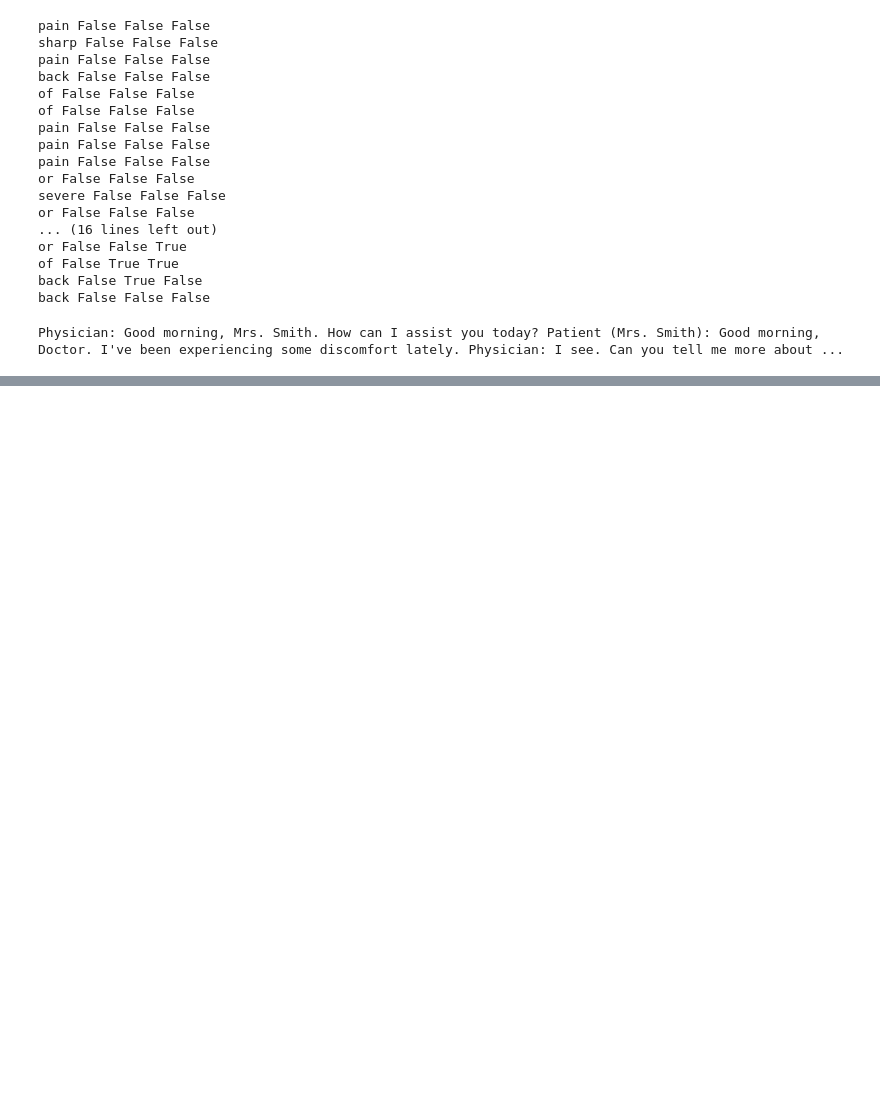
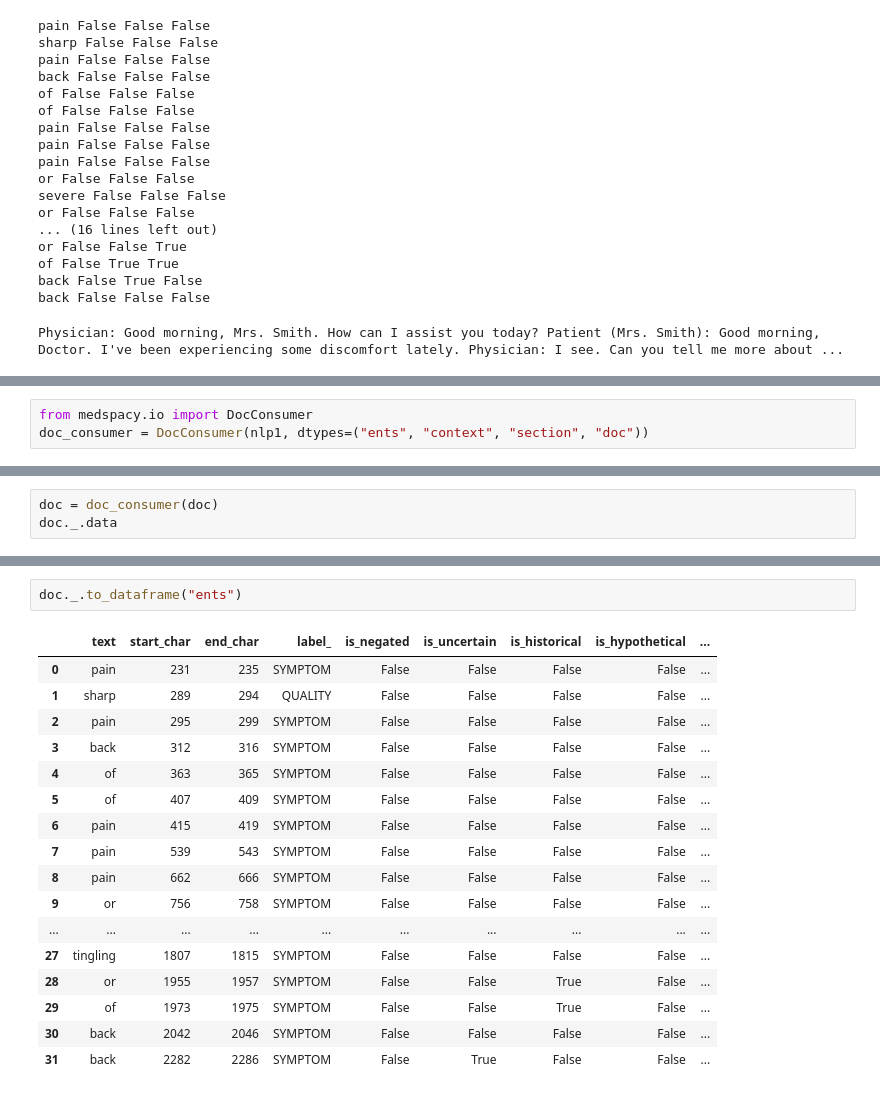
Before and after one commit to ravidu-hevaganinge/AI_Scribe, a Jupyter notebook: Targetrules+en_core_med7_trf.ipynb, the cells around one changed output, grey strips where cells are left out. Cells and saved outputs as stored; diff of their text form; blank space fills up the shorter version.

```diff
--- a/Targetrules+en_core_med7_trf.ipynb
+++ b/Targetrules+en_core_med7_trf.ipynb
@@ -373,0 +388,3 @@ Physician: Good morning, Mrs. Smith. How can I assist you today? Patient (Mrs. S
+# %%
+from medspacy.io import DocConsumer
+doc_consumer = DocConsumer(nlp1, dtypes=("ents", "context", "section", "doc"))
@@ -373,0 +411,3 @@ Physician: Good morning, Mrs. Smith. How can I assist you today? Patient (Mrs. S
+# %%
+doc = doc_consumer(doc)
+doc._.data
@@ -373,0 +432,20 @@ Physician: Good morning, Mrs. Smith. How can I assist you today? Patient (Mrs. S
+# %%
+doc._.to_dataframe("ents")
+# %% [output]
+|  | text | start_char | end_char | label_ | is_negated | is_uncertain | is_historical | is_hypothetical | ... |
+| 0 | pain | 231 | 235 | SYMPTOM | False | False | False | False | ... |
+| 1 | sharp | 289 | 294 | QUALITY | False | False | False | False | ... |
+| 2 | pain | 295 | 299 | SYMPTOM | False | False | False | False | ... |
+| 3 | back | 312 | 316 | SYMPTOM | False | False | False | False | ... |
+| 4 | of | 363 | 365 | SYMPTOM | False | False | False | False | ... |
+| 5 | of | 407 | 409 | SYMPTOM | False | False | False | False | ... |
+| 6 | pain | 415 | 419 | SYMPTOM | False | False | False | False | ... |
+| 7 | pain | 539 | 543 | SYMPTOM | False | False | False | False | ... |
+| 8 | pain | 662 | 666 | SYMPTOM | False | False | False | False | ... |
+| 9 | or | 756 | 758 | SYMPTOM | False | False | False | False | ... |
+| ... | ... | ... | ... | ... | ... | ... | ... | ... | ... |
+| 27 | tingling | 1807 | 1815 | SYMPTOM | False | False | False | False | ... |
+| 28 | or | 1955 | 1957 | SYMPTOM | False | False | True | False | ... |
+| 29 | of | 1973 | 1975 | SYMPTOM | False | False | True | False | ... |
+| 30 | back | 2042 | 2046 | SYMPTOM | False | False | False | False | ... |
+| 31 | back | 2282 | 2286 | SYMPTOM | False | True | False | False | ... |
```
Also changed, not shown: parts of 5 cells of this notebook.
